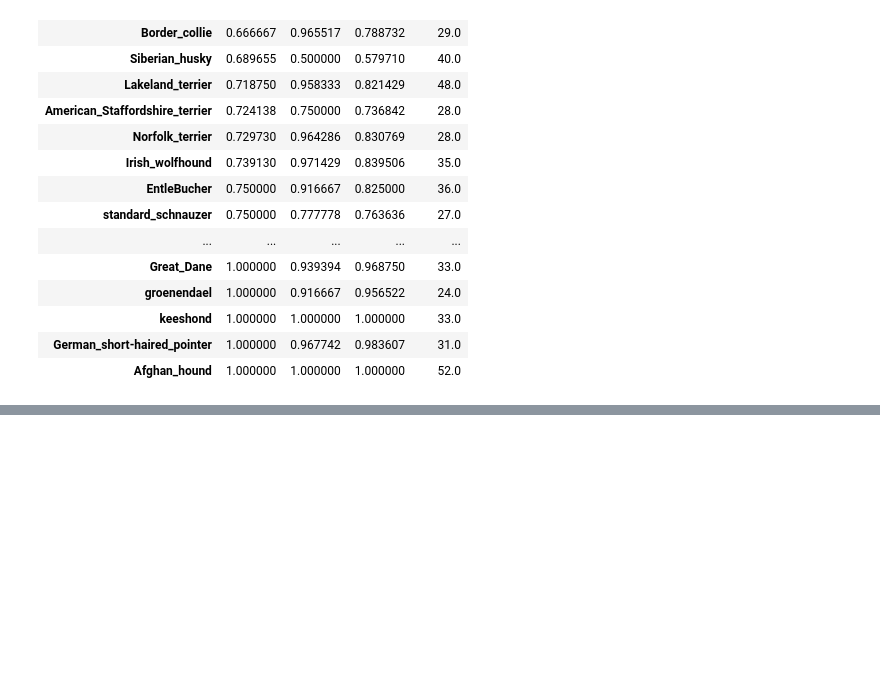
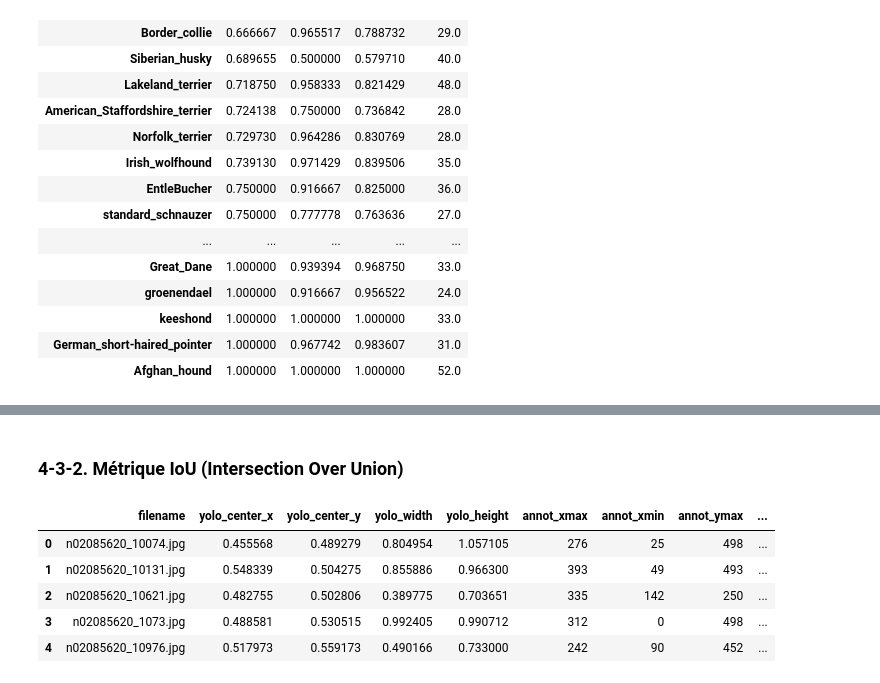
Before and after one commit to Adrian1903/Developpez-une-preuve-de-concept, a Jupyter notebook: dev/04_phase_2_cropped_report.ipynb, the cells around one changed output, grey strips where cells are left out. Saved outputs shown, nothing was run; the diff lists cells and outputs as text; code cells hidden in the pictures; blank space fills up the shorter version.

```diff
--- a/dev/04_phase_2_cropped_report.ipynb
+++ b/dev/04_phase_2_cropped_report.ipynb
@@ -194,0 +291,15 @@ class_report_df.sort_values('precision')
+# %%
+# Conversion des résultats JSON du YOLOv4 en dataframe
+jsondata = json.load(open('src/result_yolo_full.json'))
+yolo_result = pd.DataFrame(jsondata)
+yolo_result.filename = yolo_result.filename.str.split('/').str.get(13)
+
+# Récupération du chien le plus pertinent sur une image, selon YOLOv4
+best_object = get_best_object(yolo_result)
+yolo_result = pd.merge(yolo_result, best_object, left_index=True, right_index=True)
+yolo_result = yolo_result[['filename', 'center_x', 'center_y', 'width', 'height']]
+
+# Si aucun chien n'a été trouvé, valeur = 0
+yolo_result = yolo_result.fillna(0)
+yolo_result = yolo_result.rename(columns={'center_x': 'yolo_center_x','center_y': 'yolo_center_y','width': 'yolo_width','height': 'yolo_height'})
+yolo_result.head()
@@ -194,0 +384,44 @@ class_report_df.sort_values('precision')
+# %% [markdown]
+### 4-3-2. Métrique IoU (Intersection Over Union)
+# %%
+eval_iou = pd.merge(yolo_result, results, on='filename')
+eval_iou['yolo_xmin'] = np.nan
+eval_iou['yolo_ymin'] = np.nan
+eval_iou['yolo_xmax'] = np.nan
+eval_iou['yolo_ymax'] = np.nan
+eval_iou["iou"] = np.nan
+
+for i in range(len(eval_iou)):
+    # Transformation des coordonnées relatives en coordonnées interprétables
+    center_x = eval_iou['width'][i] * eval_iou['yolo_center_x'][i]
+    center_y = eval_iou['height'][i] * eval_iou['yolo_center_y'][i]
+    h_crop = eval_iou['height'][i] * eval_iou['yolo_height'][i]
+    w_crop = eval_iou['width'][i] * eval_iou['yolo_width'][i]
+
+    eval_iou['yolo_xmin'][i] = int(center_x - w_crop / 2)
+    eval_iou['yolo_ymin'][i] = int(center_y - h_crop / 2)
+    eval_iou['yolo_xmax'][i] = int(center_x + w_crop / 2)
+    eval_iou['yolo_ymax'][i] = int(center_y + h_crop / 2)
+
+    # Calcul des aires
+    annot_area = (eval_iou['annot_xmax'][i] - eval_iou['annot_xmin'][i]) * (eval_iou['annot_ymax'][i] - eval_iou['annot_ymin'][i])
+    yolo_area = (eval_iou['yolo_xmax'][i] - eval_iou['yolo_xmin'][i]) * (eval_iou['yolo_ymax'][i] - eval_iou['yolo_ymin'][i])
+
+    overleap_xmin = max(eval_iou['annot_xmin'][i], eval_iou['yolo_xmin'][i])
+    overleap_ymin = max(eval_iou['annot_ymin'][i], eval_iou['yolo_ymin'][i])
+    overleap_xmax = min(eval_iou['annot_xmax'][i], eval_iou['yolo_xmax'][i])
+    overleap_ymax = min(eval_iou['annot_ymax'][i], eval_iou['yolo_ymax'][i])
+    overleap_area = (overleap_xmax - overleap_xmin) * (overleap_ymax - overleap_ymin)
+
+    union_area = annot_area + yolo_area - overleap_area
+
+    eval_iou['iou'][i] = overleap_area / union_area
+
+eval_iou.head()
+# %% [output]
+|  | filename | yolo_center_x | yolo_center_y | yolo_width | yolo_height | annot_xmax | annot_xmin | annot_ymax | ... |
+| 0 | n02085620_10074.jpg | 0.455568 | 0.489279 | 0.804954 | 1.057105 | 276 | 25 | 498 | ... |
+| 1 | n02085620_10131.jpg | 0.548339 | 0.504275 | 0.855886 | 0.966300 | 393 | 49 | 493 | ... |
+| 2 | n02085620_10621.jpg | 0.482755 | 0.502806 | 0.389775 | 0.703651 | 335 | 142 | 250 | ... |
+| 3 | n02085620_1073.jpg | 0.488581 | 0.530515 | 0.992405 | 0.990712 | 312 | 0 | 498 | ... |
+| 4 | n02085620_10976.jpg | 0.517973 | 0.559173 | 0.490166 | 0.733000 | 242 | 90 | 452 | ... |
```
Also changed, not shown: parts of 15 cells of this notebook, 1 other file.
